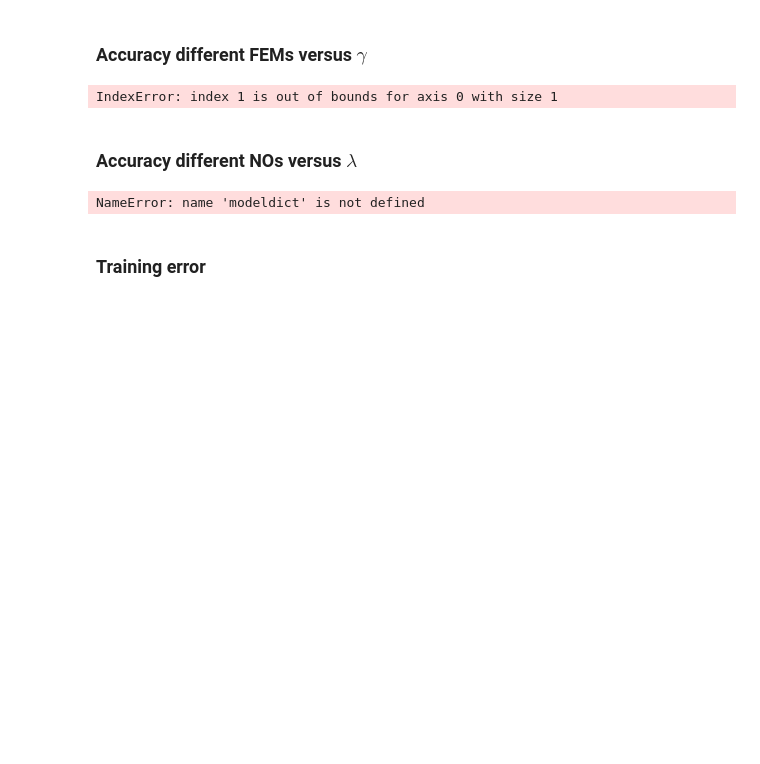
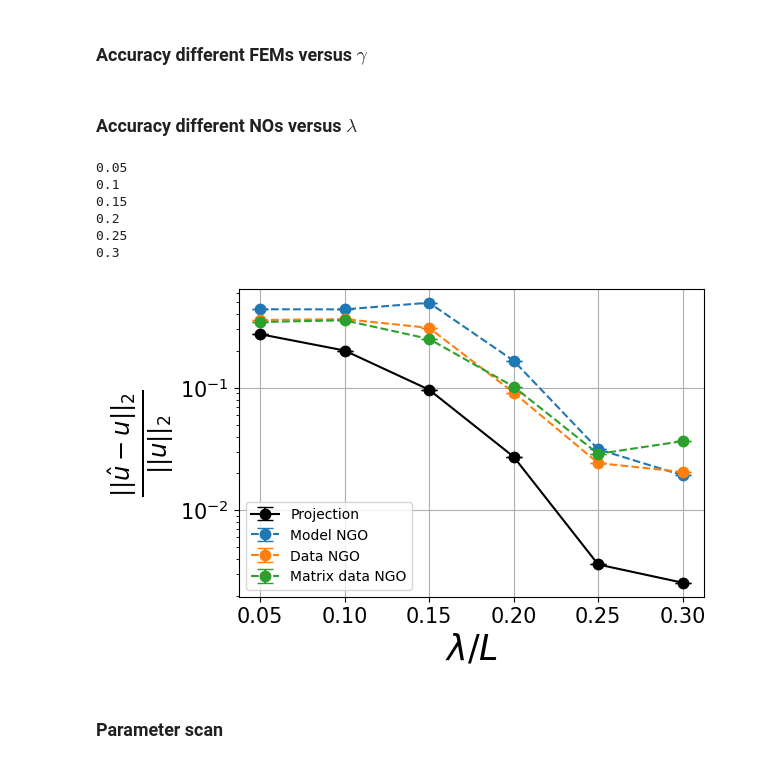
Before and after one commit to JoostHMPrins/ngo, a Jupyter notebook: analysisnotebooks/NGOpredictions.ipynb, the cells around one changed output. Cells and saved outputs as stored; diff of their text form; code cells hidden in the pictures; blank space fills up the shorter version.

Commit message:
Added new parameter scan plots

```diff
--- a/analysisnotebooks/NGOpredictions.ipynb
+++ b/analysisnotebooks/NGOpredictions.ipynb
@@ -434,10 +160,4 @@ modeldict = {'NGO': ngo,
 # %%
-N_samples = 1
-
-alpha = 0.05
-q_low = alpha/2
-q_high = 1 - q_low
-
 gammas = np.array([0, 1, 2, 5, 10, 20, 50, 100, 200, 500, 1000])
 
 L2_scaled_avg = np.zeros((len(modeldict),len(gammas)))
@@ -451,10 +171,18 @@ linestyles=['--','--','--','--','--','--','--']
 
 colors = ['C0','C1','C2','C3','C4','C5','C6']
 
-x_test = np.random.uniform(0,1, size=(N_samples,268,2))
+dataset = MFSetDarcy(N_samples=N_samples, d=2, l_min=l_min, l_max=l_max)
+theta = dataset.theta
+f = dataset.f
+etat = dataset.etat
+etab = dataset.etab
+gl = dataset.gl
+gr = dataset.gr
+u = dataset.u
+
 u_exact = []
-for i in range(len(u_test)):
-    u_exact.append(u_test[i](x_test[i]))
+for i in range(len(u)):
+    u_exact.append(u[i](x))
 u_exact = np.array(u_exact)
 
 for i in range(len(gammas)):
@@ -502,5 +230,3 @@ plt.legend(fontsize=10, loc='upper right')
 plt.savefig("all.svg", bbox_inches='tight')#, transparent=True)
 
 plt.show()
-# %% [output]
-IndexError: index 1 is out of bounds for axis 0 with size 1
@@ -568,7 +357,10 @@ q_low = alpha/2
 q_high = 1 - q_low
 
 # l = np.array([0.01, 0.02, 0.05, 0.1, 0.2, 0.5, 1])
-l = np.array([1, 0.9, 0.8, 0.7, 0.6, 0.5, 0.4, 0.3, 0.2, 0.1])#, 0.05])
+# l = np.array([1, 0.9, 0.8, 0.7, 0.6, 0.5])
+l = np.array([0.05,0.1,0.15,0.2,0.25,0.3])
+# l = np.array([0.05,0.1,0.2,0.3,0.4,0.5,0.6,0.7,0.8,0.9,1])
+
 # l = np.array([1])
 
 # l = np.array([0.4, 0.3, 0.2, 0.1, 0.05])
@@ -579,13 +371,13 @@ size_title = 20
 size_ticklabels = 15
 size_axeslabels = 25
 
-quadrature = GaussLegendreQuadrature2D(Q=100, n_elements=5)
+quadrature = GaussLegendreQuadrature2D(Q=132, n_elements=4)
 x = quadrature.xi_Omega
 w = quadrature.w_Omega
 
-linestyles=['-','--','-','--','-','--','--']
-colors = ['C0','C0','C1','C1','C2','C2','C4','C5','C6']
-markers = ['^','o','^','o','^','o','^','o']
+linestyles=['-','--','--','--','--','--']
+colors = ['black','C0','C1','C2','C1','C2','C2','C4','C5','C6']
+# markers = ['o','^','o','^','o','^','o']
 
 for i in range(len(l)):
     print(l[i])
@@ -611,41 +403,46 @@ for i in range(len(l)):
         L2_norm = L22_norm**(1/2)
         L2_scaled_array = L2_diff/np.maximum(L2_norm, 1e-7*np.ones_like(L2_norm))
         L2_scaled_avg[m,i] = np.average(L2_scaled_array)
         q_l = np.quantile(L2_scaled_array, q_low)
         q_h = np.quantile(L2_scaled_array, q_high)
         yerr[m,:,i] = np.array([L2_scaled_avg[m,i] - q_l, -L2_scaled_avg[m,i] + q_h])
         m+=1
 
 fig, ax = plt.subplots(1,1, figsize=(6, 4))
 fig.subplots_adjust(left=None, bottom=None, right=None, top=None, wspace=0.4, hspace=0.4)
 
 plots = []
-plots.append(ax.axvspan(0.5,1, color='black', alpha=0.1, label='Training data range'))
+# plots.append(ax.axvspan(0.5,1, color='black', alpha=0.1, label='Training data range'))
 m=0
 ax.tick_params(axis='both', labelsize=size_ticklabels)
 ax.set_xlabel(r'$\lambda/L$', fontsize=size_axeslabels)
 # ax.set_ylabel(r'$\frac{||\hat{u}-u||_2}{||u||_2}$', fontsize=size_axeslabels)
 ax.set_ylabel(r'$\frac{||\hat{u}-u||_2}{||u||_2}$', fontsize=size_axeslabels)
 ax.set_yscale('log')
-ax.set_xlim(0, 1.05)
+# ax.set_xlim(0, 1.05)
 # ax.set_ylim(1e-4, 1e4)
-ax.set_yticks([1e-6, 1e-4, 1e-2, 1e0, 1e2, 1e4])
+# ax.set_yticks([1e-6, 1e-4, 1e-2, 1e0, 1e2, 1e4])
 # ax.set_yticks([1e-4, 1e-3, 1e-2, 1e-1, 1e0, 1e1])
 ax.grid()
 for model in modeldict:
-    plots.append(ax.errorbar(l, L2_scaled_avg[m], yerr=yerr[m], fmt=".-", capsize=6, marker=markers[m], ms=8, label=str(model), color=colors[m], linestyle=linestyles[m]))
+    # ax.plot(l, L2_scaled_avg[m], color=colors[m], label=str(model), linestyle=linestyles[m], marker='o')
+    plots.append(ax.errorbar(l, L2_scaled_avg[m], yerr=yerr[m], fmt=".-", capsize=6, ms=15, label=str(model), color=colors[m], linestyle=linestyles[m]))
         # plt.savefig(str(m)+".svg", bbox_inches='tight')#, transparent=True)
     m+=1
     # plt.legend(fontsize=10, loc='upper right')
     # plt.savefig(str(m)+".svg", bbox_inches='tight')#, transparent=True)
-plt.legend(fontsize=10, loc='upper right')
-# legend1 = ax.legend(handles=[plots[0],plots[1],plots[2],plots[3],plots[4],plo],fontsize=10, loc='upper right')
+plt.legend(fontsize=10)
+# legend1 = ax.legend(handles=[plots[0],plots[2],plots[4]],fontsize=10, loc='upper right')
 # plt.gca().add_artist(legend1)
-# plt.legend(handles=[plots[7]],fontsize=10, loc='lower left')
-plt.savefig("basisfunctions.svg", bbox_inches='tight')#, transparent=True)
+# plt.legend(handles=[plots[1],plots[3]],fontsize=10, loc='lower left')
+plt.savefig("modelvsdata2.svg", bbox_inches='tight')#, transparent=True)
 
 plt.show()
 # %% [output]
-NameError: name 'modeldict' is not defined
+0.05
+0.1
+0.15
+0.2
+0.25
+0.3
+[figure, added]
-# %% [markdown]
-### Training error
@@ -760,0 +449,2 @@ plt.show()
+# %% [markdown]
+### Parameter scan
```
Also changed, not shown: parts of 29 cells of this notebook.
